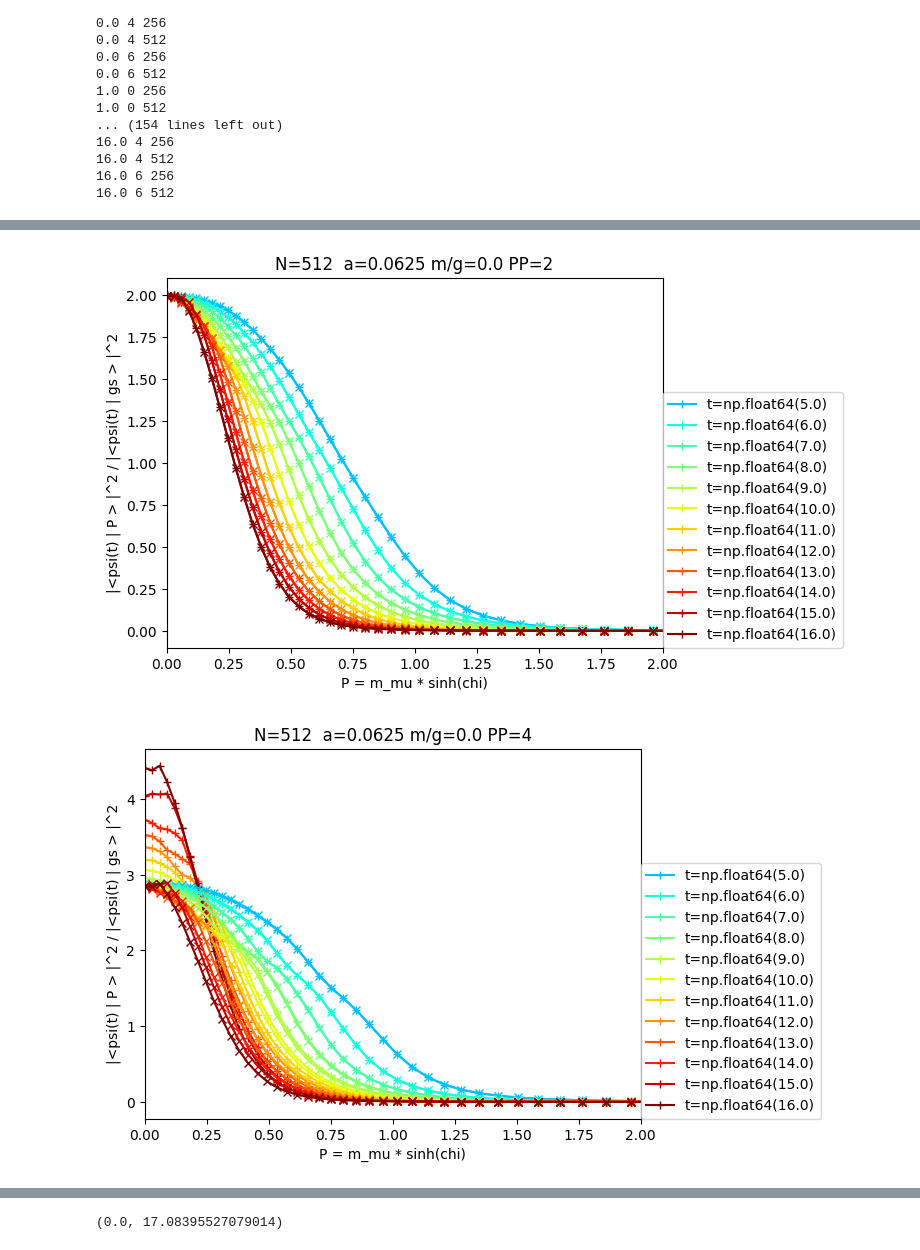
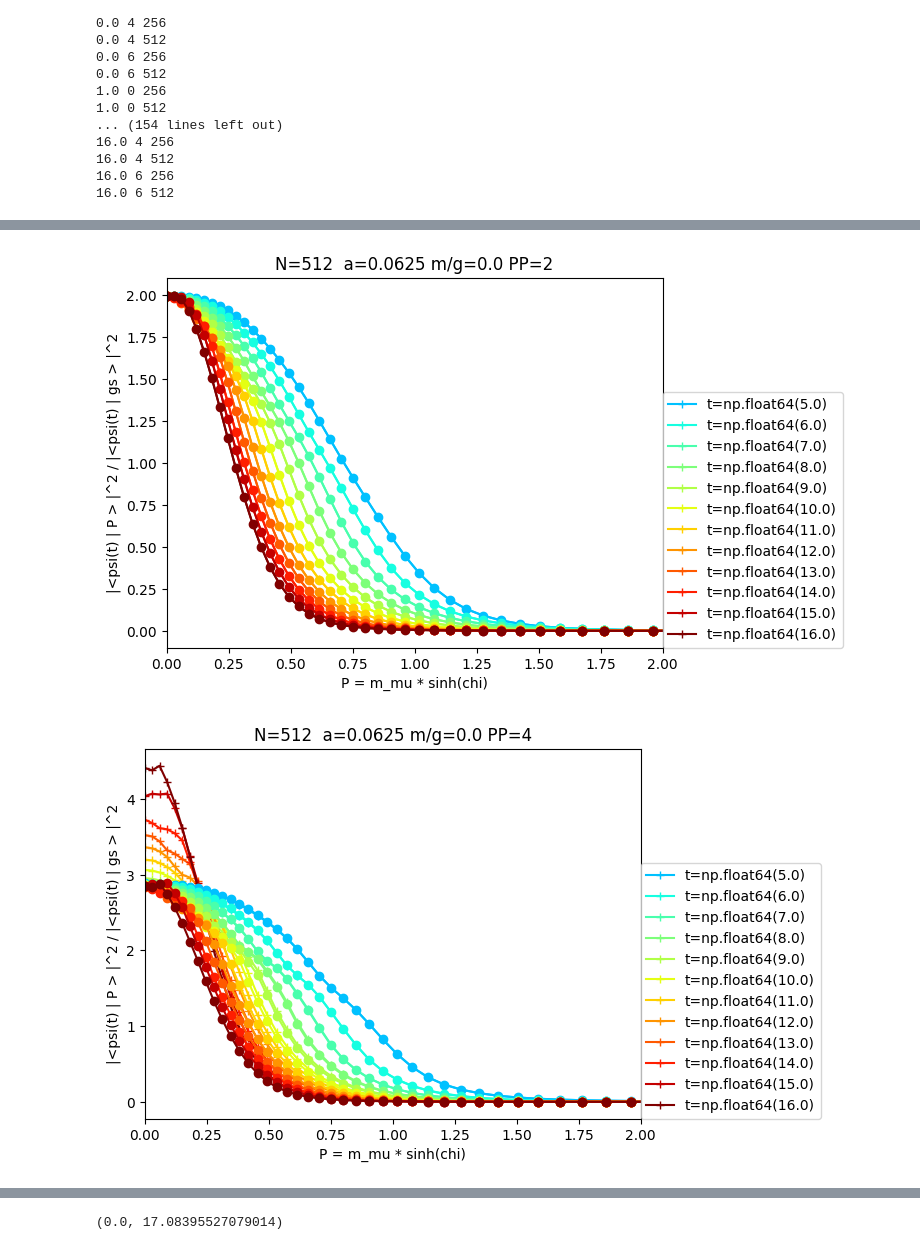
Before and after one commit to marekrams/pdf, a Jupyter notebook: multiplicity_gauss_m=0.ipynb, the cells around one changed output, grey strips where cells are left out. Drawn from its saved outputs; the diff is of its cells as text; code cells hidden in the pictures.

```diff
--- a/multiplicity_gauss_m=0.ipynb
+++ b/multiplicity_gauss_m=0.ipynb
@@ -10,14 +10,15 @@ import yastn
 from yastn.tn import mps
 # %%
 g = 1
-v, Q = 1, 1
 N = 256
 a = 0.125
 m = 0
+sg2 = 0.25
+x0 = 1.5
 #
-glob_path = os.path.join(os.path.abspath(""), "./results_fermions/g=1.0000/**/P=*/**/state_t=*.npy")
+glob_path = os.path.join(os.path.abspath(""), "./results_fermions/g=1.0000/**/state_t=*.npy")
 fnames = glob.glob(glob_path, recursive=True)
-fns = sorted([fname for fname in fnames if all(x in fname for x in ["/g=1.0000/", "dt=0.0625", f"{N=}", f"{a=:0.4f}", f"{m=:0.4f}"])]);
+fns = sorted([fname for fname in fnames if all(x in fname for x in ["/g=1.0000/", "dt=0.0625", f"{N=}", f"{a=:0.4f}", f"{x0=:0.4f}", f"{sg2=:0.4f}", f"{m=:0.4f}"])]);
 # %%
 #
 D = 128
@@ -124,7 +105,7 @@ for PP in Ps:
       for t in ts[5:]:
         pr = [probs[t, PP, D, chi] / probs_gs[t, PP, D] for chi in chis]
         P = np.sinh(chis) * (E_ex - E_gs)
-        sym = '-+' if D == 256 else '-x'
+        sym = '-+' if D == 256 else '-o'
         line, = plt.plot(P, pr, sym, color = cm(t / ts[-1]))
         if D == Ds[0]:
           line.set_label(f"{t=}")
@@ -141,2 +122,2 @@ for PP in Ps:
-[figure, old version]
+[figure, new version]
-[figure, old version]
+[figure, new version]
```
Also changed, not shown: parts of 7 cells of this notebook, 4 other files.
